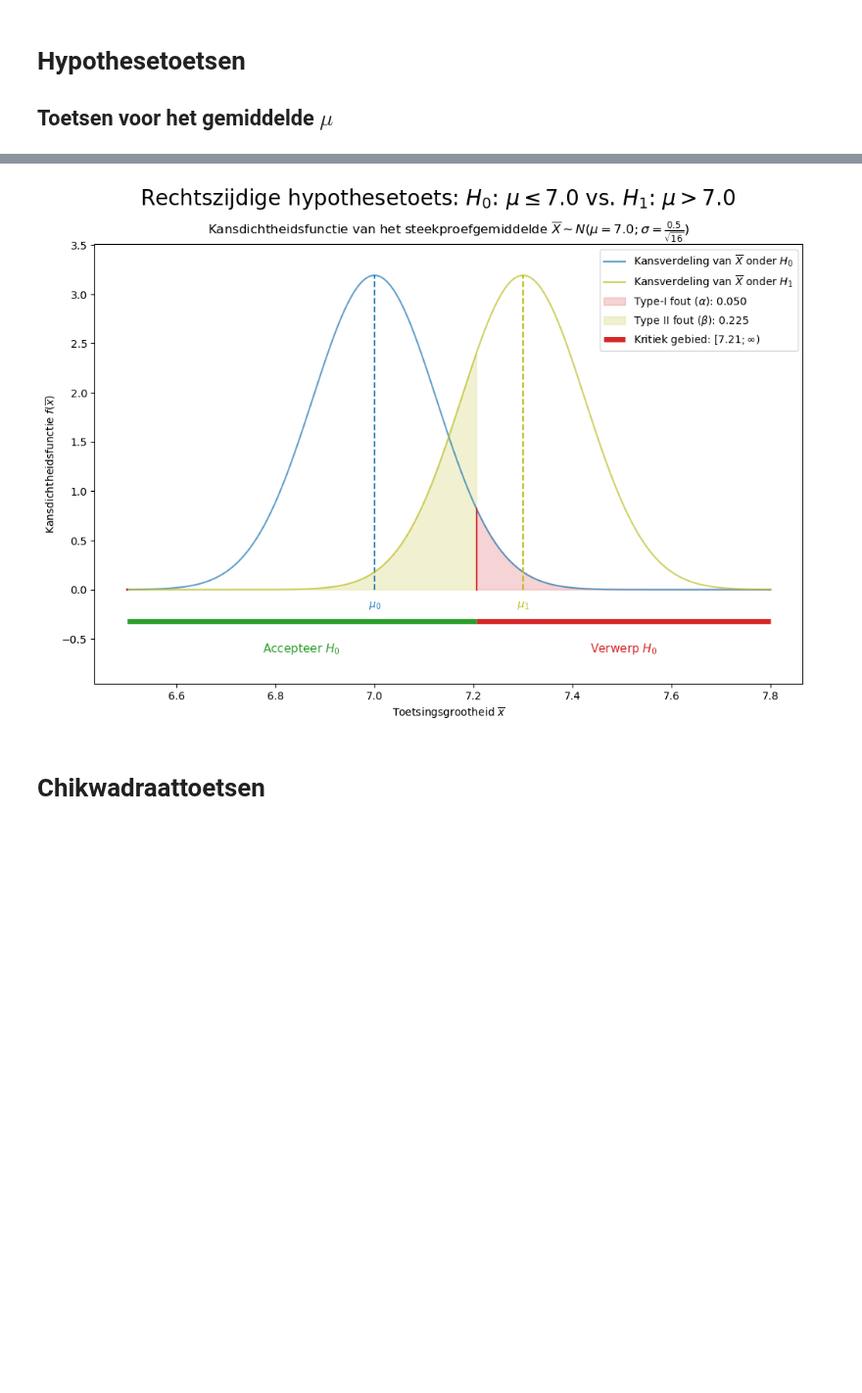
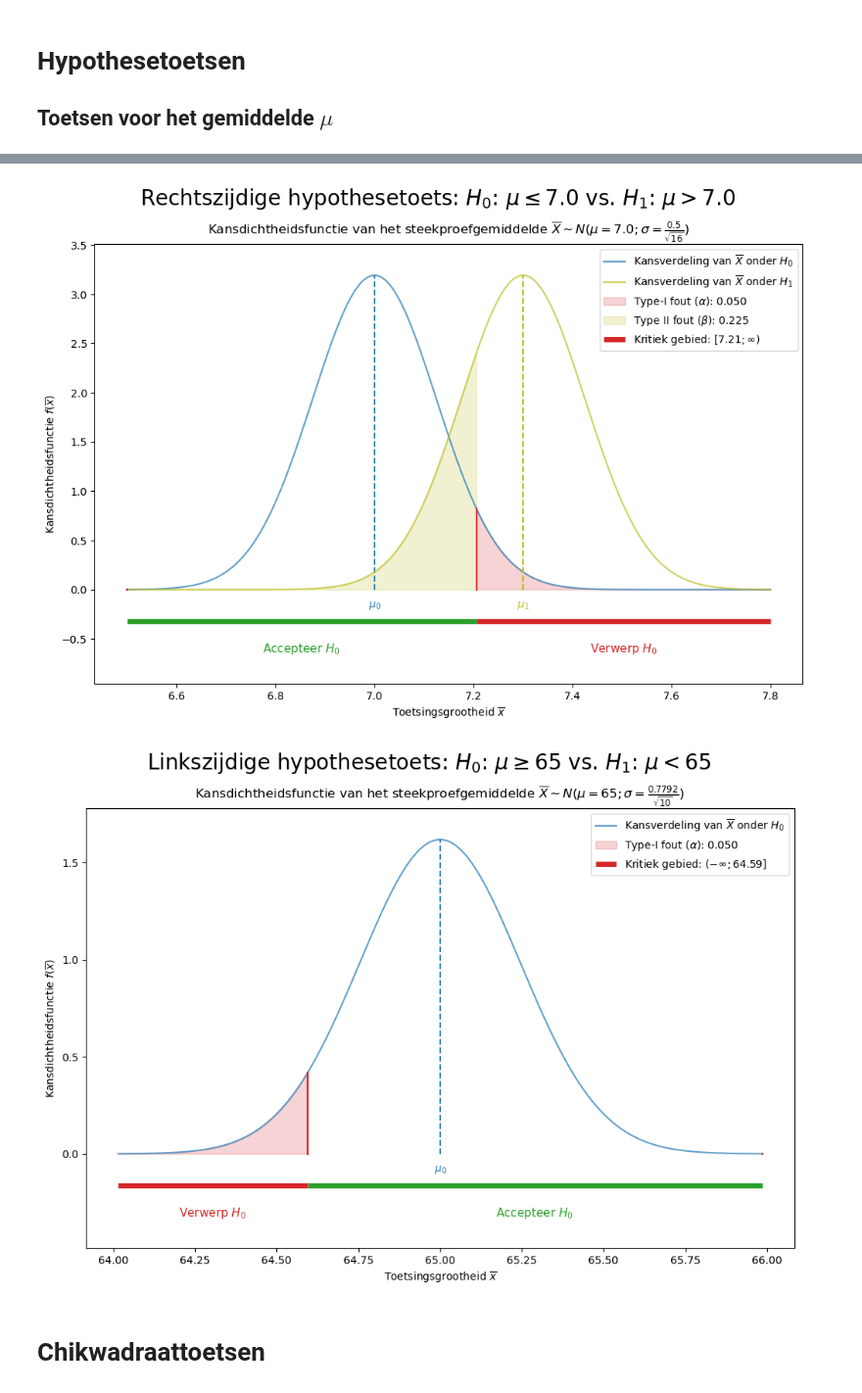
Before and after one commit to DBlom96/Statistiek, a Jupyter notebook: Python/visualisations.ipynb, the cells around one changed output, grey strips where cells are left out. Shown at 98% size. Saved outputs shown, nothing was run; the diff lists cells and outputs as text; code cells hidden in the pictures; blank space fills up the shorter version.

```diff
--- a/Python/visualisations.ipynb
+++ b/Python/visualisations.ipynb
@@ -645,13 +645,16 @@ def plot_hypothesis_testing(test_type="tweezijdig", mu_0=0, mu_1=None, sigma=1,
 # %%
 plot_hypothesis_testing(test_type="linkszijdig", mu_0=42, mu_1=None, sigma=10, alpha=0.05, sample_size=100, test_stat=None, filename="../LaTeX/figures/opg_9.5.png")
 plot_hypothesis_testing(test_type="tweezijdig", mu_0=5.0, mu_1=None, sigma=0.15, alpha=0.01, sample_size=25, test_stat=None, filename="../LaTeX/figures/opg_9.7b.png")
 plot_hypothesis_testing(test_type="rechtszijdig", mu_0=7.0, mu_1=None, sigma=0.5, alpha=0.05, sample_size=16, test_stat=None, filename="../LaTeX/figures/opg_9.23a.png")
 plot_hypothesis_testing(test_type="rechtszijdig", mu_0=7.0, mu_1=7.30, sigma=0.5, alpha=0.05, sample_size=16, test_stat=None, filename="../LaTeX/figures/opg_9.23b.png")
+
+plot_hypothesis_testing(test_type="linkszijdig", mu_0=65, sigma=0.7792, alpha=0.05, sample_size=10, test_stat=None, filename="../LaTeX/figures/exam20250704_q4.png")
 # %% [output]
 [figure]
 [figure]
 [figure]
 [figure]
+[figure, added]
 # %% [markdown]
 # Chikwadraattoetsen
 # %%
```
Also changed, not shown: parts of 3 cells of this notebook, 24 other files.
